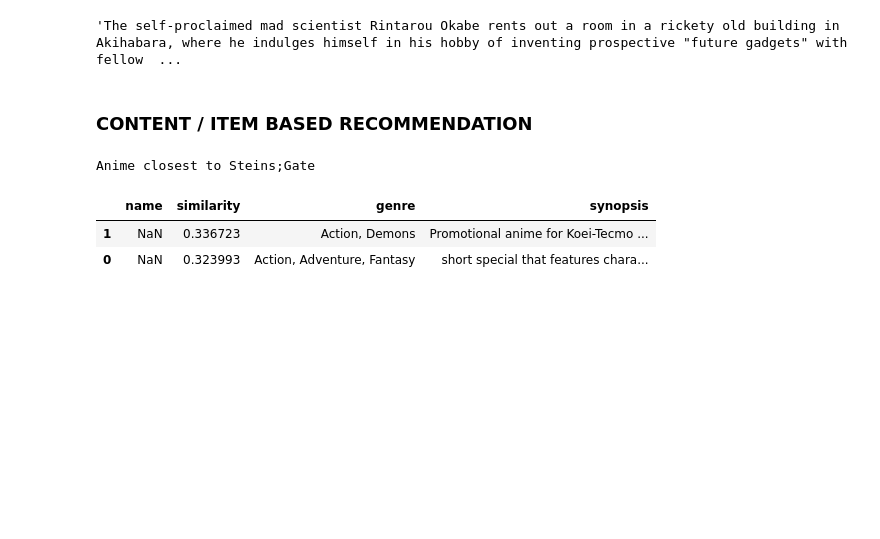
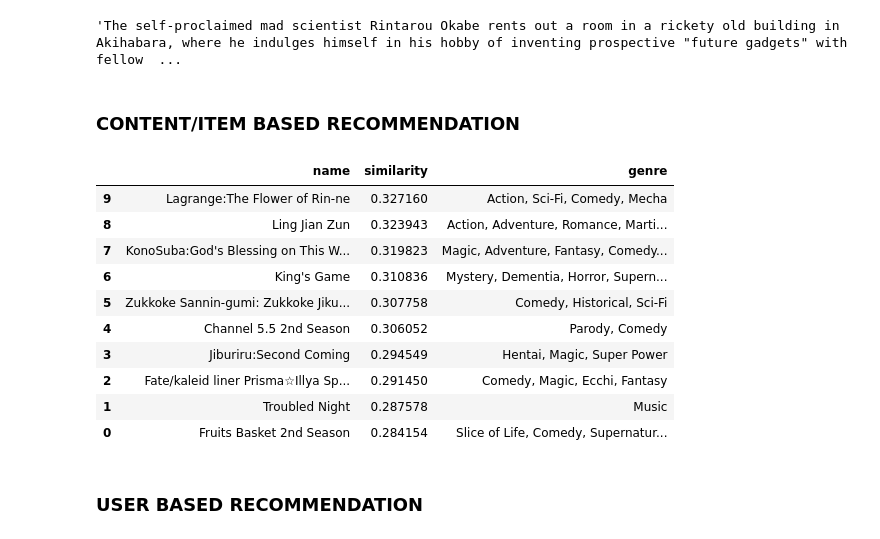
Before and after one commit to kemechial/MLOps, a Jupyter notebook: Project2/notebook/anime.ipynb, the cells around one changed output. Drawn from its saved outputs; the diff is of its cells as text; code cells hidden in the pictures; blank space fills up the shorter version.

```diff
--- a/Project2/notebook/anime.ipynb
+++ b/Project2/notebook/anime.ipynb
@@ -303,3 +237,5 @@ Epoch 4/20
+# %%
+model.load_weights(checkpoint_filepath)
 # %%
 metrics = ["loss", "mae", "mse"]
 
@@ -331,8 +269,8 @@ user_weights = extract_weights("user_embedding", model)
 # %% [markdown]
 #### READING ANIME.CSV
 # %%
-df = pd.read_csv(INPUT_DIR+"/anime.csv")
-df.head()
+df = pd.read_csv(INPUT_DIR+"/anime.csv",low_memory=True)
+df.head(2)
 # %% [output]
 |  | MAL_ID | Name | Score | Genres | English name | Japanese name | Type | Episodes | Aired | ... |
 | 0 | 1 | Cowboy Bebop | 8.78 | Action, Adventure, Comedy, Drama,... | Cowboy Bebop | カウボーイビバップ | TV | 26 | Apr 3, 1998 to Apr 24, 1999 | ... |
@@ -346,13 +281,12 @@ df = df.replace("Unknown", np.nan)
 # %%
 def getAnimeName(anime_id):
-   try:
-       name = df[df["anime_id"] == anime_id].eng_version.values[0]
-       if name == np.nan:
-           name = df[df["anime_id"] == anime_id].Name.values[0]
-   except:
-       print(f"Anime ID {anime_id} not found")
-
-   return name
+    try:
+        name = df[df.anime_id == anime_id].eng_version.values[0]
+        if name is np.nan:
+            name = df[df.anime_id == anime_id].Name.values[0]
+    except:
+        print("Error")
+    return name
 # %%
 df["anime_id"] = df["MAL_ID"]
 df["eng_version"] = df["English name"]
@@ -364,5 +298,5 @@ getAnimeName(67)
 # %%
-df.sort_values(by="Score",
+df.sort_values(by=["Score"],
                inplace=True,
                ascending=False,
                kind="quicksort",
@@ -430,5 +369,5 @@ getSynopsis("Steins;Gate", df)
 # %% [output]
 'The self-proclaimed mad scientist Rintarou Okabe rents out a room in a rickety old building in Akihabara, where he indulges himself in his hobby of inventing prospective "future gadgets" with fellow  ...
 # %% [markdown]
-### CONTENT / ITEM BASED RECOMMENDATION
+### CONTENT/ITEM BASED RECOMMENDATION
 # %%
@@ -488,13 +427,23 @@ def find_similar_animes(name, anime_weights, anime2anime_encoded,
 # %%
-find_similar_animes("Steins;Gate",
-                    anime_weights,
-                    anime2anime_encoded,
-                    anime2anime_decoded,
-                    df,
-                    synopsis_df,
-                    n=2)
+find_similar_animes(
+    "Steins;Gate",
+    anime_weights,
+    anime2anime_encoded,
+    anime2anime_decoded,
+    df,
+    synopsis_df,
+)
 # %% [output]
-Anime closest to Steins;Gate
-|  | name | similarity | genre | synopsis |
-| 1 | NaN | 0.336723 | Action, Demons | Promotional anime for Koei-Tecmo ... |
-| 0 | NaN | 0.323993 | Action, Adventure, Fantasy | short special that features chara... |
+|  | name | similarity | genre |
+| 9 | Lagrange:The Flower of Rin-ne | 0.327160 | Action, Sci-Fi, Comedy, Mecha |
+| 8 | Ling Jian Zun | 0.323943 | Action, Adventure, Romance, Marti... |
+| 7 | KonoSuba:God's Blessing on This W... | 0.319823 | Magic, Adventure, Fantasy, Comedy... |
+| 6 | King's Game | 0.310836 | Mystery, Dementia, Horror, Supern... |
+| 5 | Zukkoke Sannin-gumi: Zukkoke Jiku... | 0.307758 | Comedy, Historical, Sci-Fi |
+| 4 | Channel 5.5 2nd Season | 0.306052 | Parody, Comedy |
+| 3 | Jiburiru:Second Coming | 0.294549 | Hentai, Magic, Super Power |
+| 2 | Fate/kaleid liner Prisma☆Illya Sp... | 0.291450 | Comedy, Magic, Ecchi, Fantasy |
+| 1 | Troubled Night | 0.287578 | Music |
+| 0 | Fruits Basket 2nd Season | 0.284154 | Slice of Life, Comedy, Supernatur... |
+# %% [markdown]
+### USER BASED RECOMMENDATION
```
Also changed, not shown: parts of 85 cells of this notebook, 1 other file.
